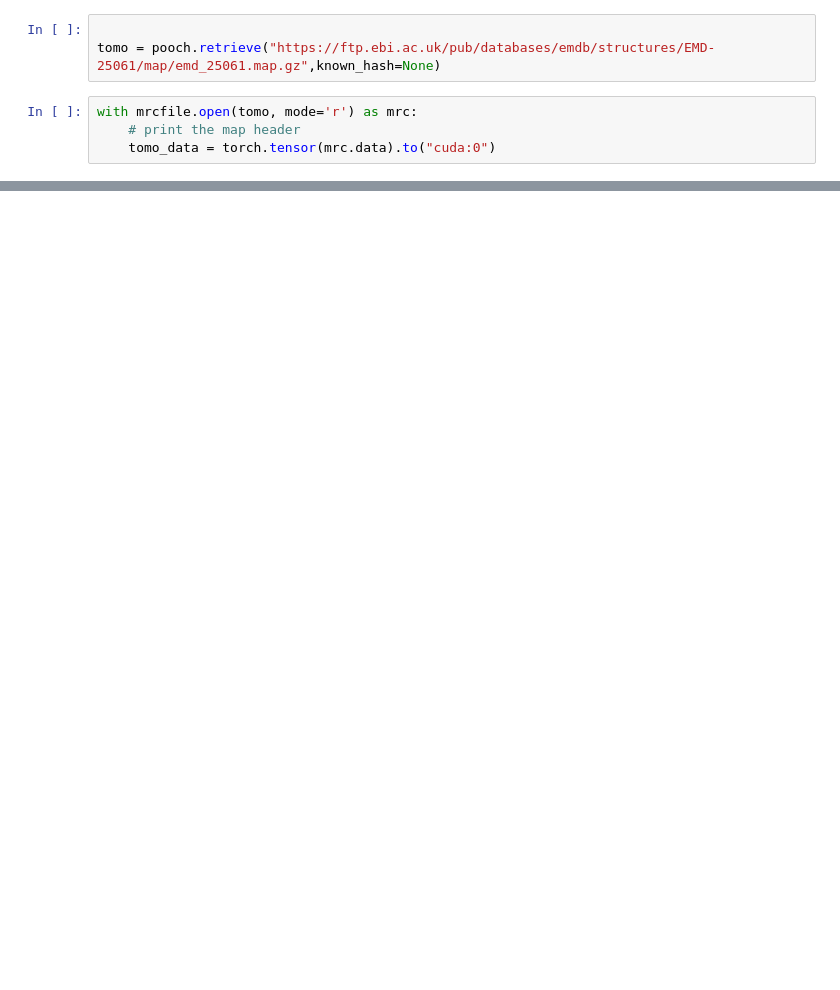
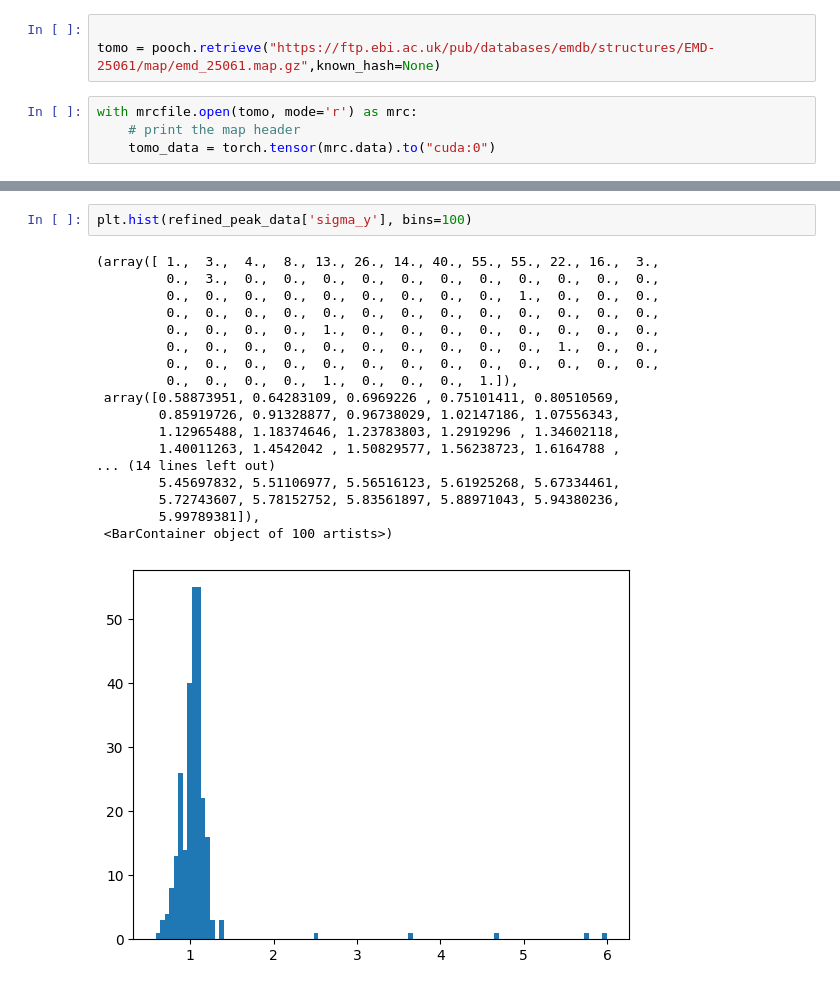
Before and after one commit to jojoelfe/torch-peaks, a Jupyter notebook: docs/examples/find_golds.ipynb, the cells around one changed output, grey strips where cells are left out. Drawn from its saved outputs; the diff is of its cells as text; blank space fills up the shorter version.

```diff
--- a/docs/examples/find_golds.ipynb
+++ b/docs/examples/find_golds.ipynb
@@ -32,0 +74,21 @@ plt.show()
+# %%
+plt.hist(refined_peak_data['sigma_y'], bins=100)
+# %% [output]
+(array([ 1.,  3.,  4.,  8., 13., 26., 14., 40., 55., 55., 22., 16.,  3.,
+         0.,  3.,  0.,  0.,  0.,  0.,  0.,  0.,  0.,  0.,  0.,  0.,  0.,
+         0.,  0.,  0.,  0.,  0.,  0.,  0.,  0.,  0.,  1.,  0.,  0.,  0.,
+         0.,  0.,  0.,  0.,  0.,  0.,  0.,  0.,  0.,  0.,  0.,  0.,  0.,
+         0.,  0.,  0.,  0.,  1.,  0.,  0.,  0.,  0.,  0.,  0.,  0.,  0.,
+         0.,  0.,  0.,  0.,  0.,  0.,  0.,  0.,  0.,  0.,  1.,  0.,  0.,
+         0.,  0.,  0.,  0.,  0.,  0.,  0.,  0.,  0.,  0.,  0.,  0.,  0.,
+         0.,  0.,  0.,  0.,  1.,  0.,  0.,  0.,  1.]),
+ array([0.58873951, 0.64283109, 0.6969226 , 0.75101411, 0.80510569,
+        0.85919726, 0.91328877, 0.96738029, 1.02147186, 1.07556343,
+        1.12965488, 1.18374646, 1.23783803, 1.2919296 , 1.34602118,
+        1.40011263, 1.4542042 , 1.50829577, 1.56238723, 1.6164788 ,
+... (14 lines left out)
+        5.45697832, 5.51106977, 5.56516123, 5.61925268, 5.67334461,
+        5.72743607, 5.78152752, 5.83561897, 5.88971043, 5.94380236,
+        5.99789381]),
+ <BarContainer object of 100 artists>)
+[figure, added]
```
Also changed, not shown: parts of 9 cells of this notebook, 5 other files.
